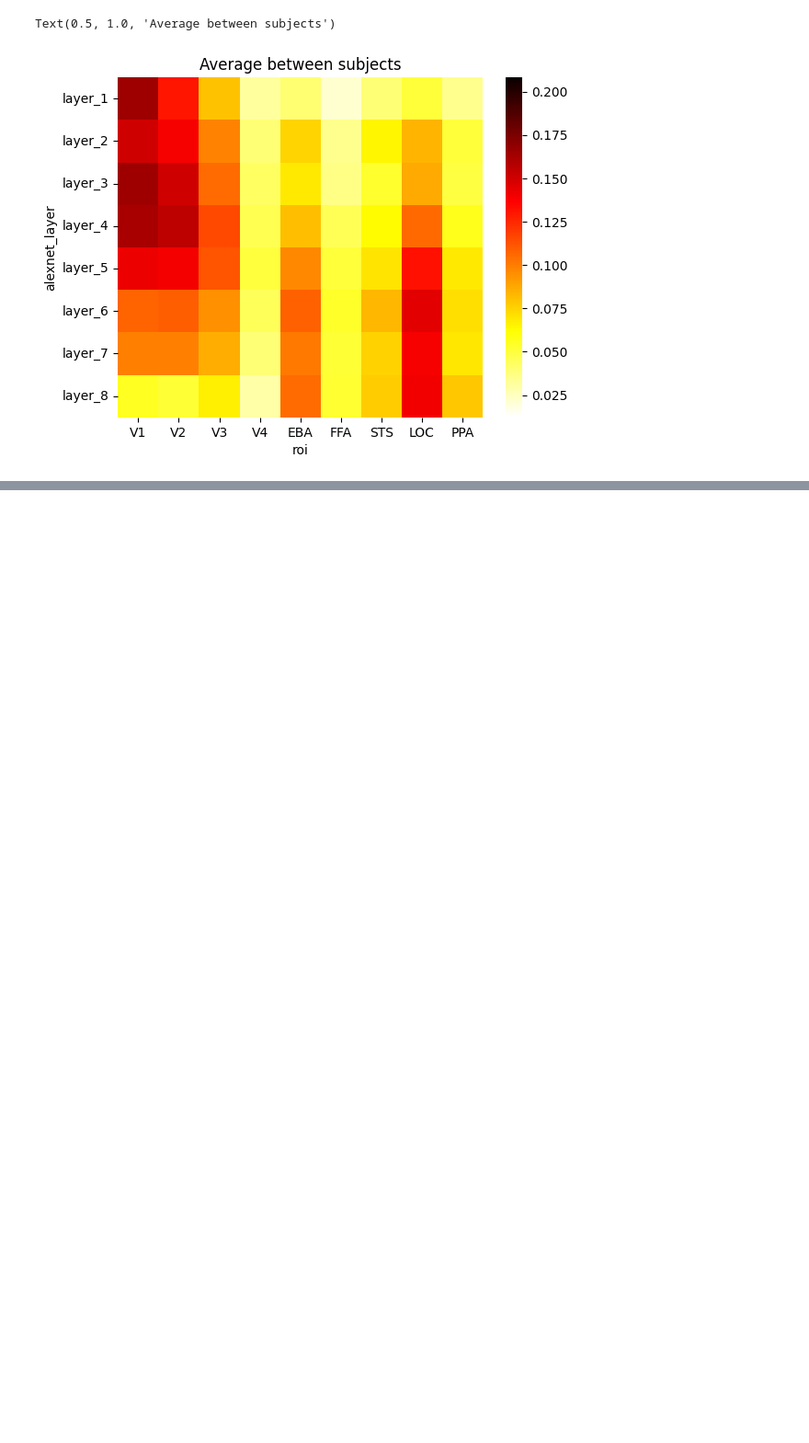
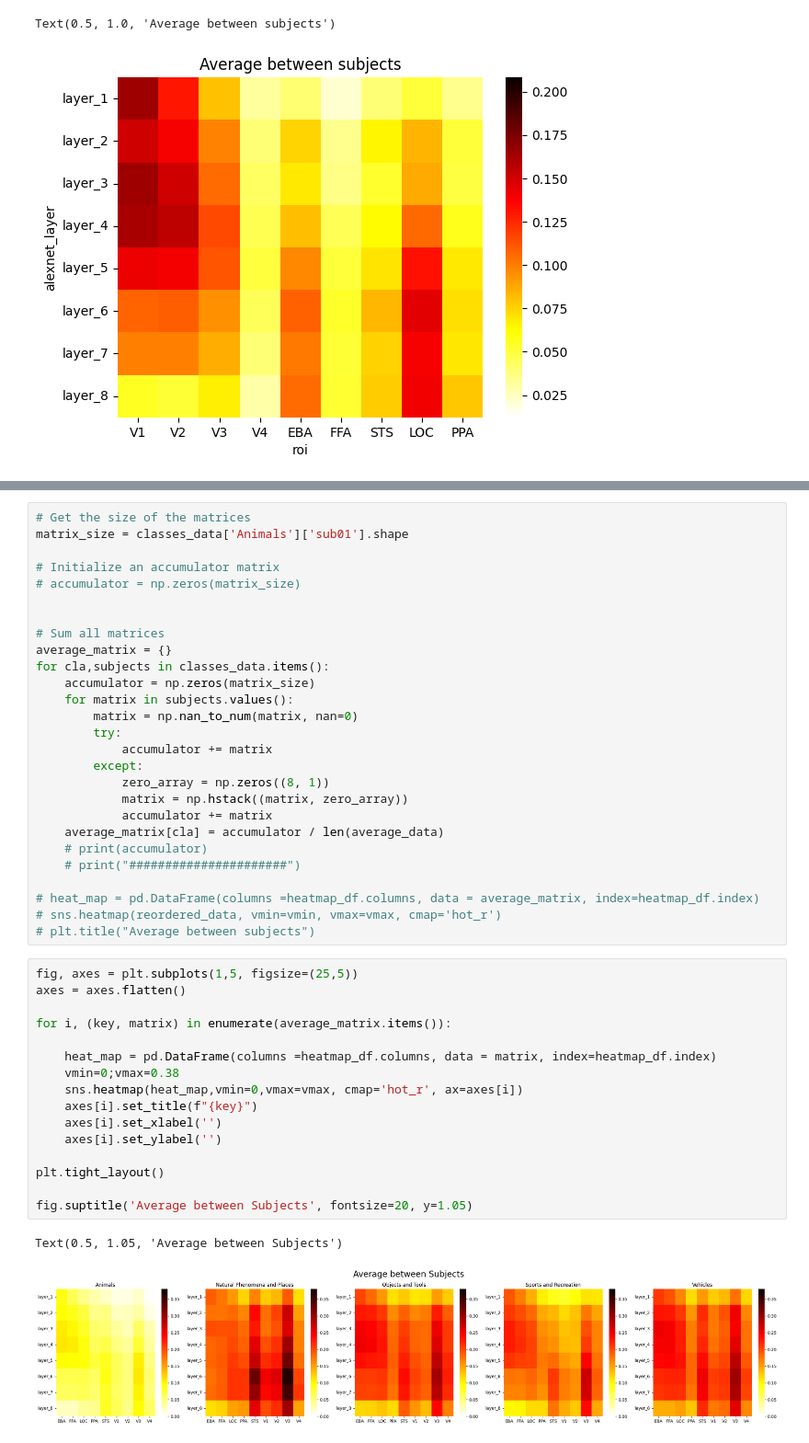
Before and after one commit to clachevv/neuro-match-project, a Jupyter notebook: notebooks/380_pca_loaded_from_memory.ipynb, the cells around one changed output, grey strips where cells are left out. Shown at 92% size. Drawn from its saved outputs; the diff is of its cells as text; blank space fills up the shorter version.

```diff
--- a/notebooks/380_pca_loaded_from_memory.ipynb
+++ b/notebooks/380_pca_loaded_from_memory.ipynb
@@ -203,0 +277,46 @@ Text(0.5, 1.0, 'Average between subjects')
+# %%
+# Get the size of the matrices
+matrix_size = classes_data['Animals']['sub01'].shape
+
+# Initialize an accumulator matrix
+# accumulator = np.zeros(matrix_size)
+
+
+# Sum all matrices
+average_matrix = {}
+for cla,subjects in classes_data.items():
+    accumulator = np.zeros(matrix_size)
+    for matrix in subjects.values():
+        matrix = np.nan_to_num(matrix, nan=0)
+        try:
+            accumulator += matrix
+        except:
+            zero_array = np.zeros((8, 1))
+            matrix = np.hstack((matrix, zero_array))
+            accumulator += matrix
+    average_matrix[cla] = accumulator / len(average_data)
+    # print(accumulator)
+    # print("######################")
+
+# heat_map = pd.DataFrame(columns =heatmap_df.columns, data = average_matrix, index=heatmap_df.index)
+# sns.heatmap(reordered_data, vmin=vmin, vmax=vmax, cmap='hot_r')
+# plt.title("Average between subjects")
+# %%
+fig, axes = plt.subplots(1,5, figsize=(25,5))
+axes = axes.flatten()
+
+for i, (key, matrix) in enumerate(average_matrix.items()):
+
+    heat_map = pd.DataFrame(columns =heatmap_df.columns, data = matrix, index=heatmap_df.index)
+    vmin=0;vmax=0.38
+    sns.heatmap(heat_map,vmin=0,vmax=vmax, cmap='hot_r', ax=axes[i])
+    axes[i].set_title(f"{key}")
+    axes[i].set_xlabel('')
+    axes[i].set_ylabel('')
+
+plt.tight_layout()
+
+fig.suptitle('Average between Subjects', fontsize=20, y=1.05)
+# %% [output]
+Text(0.5, 1.05, 'Average between Subjects')
+[figure, added]
```
Also changed, not shown: parts of 9 cells of this notebook.
